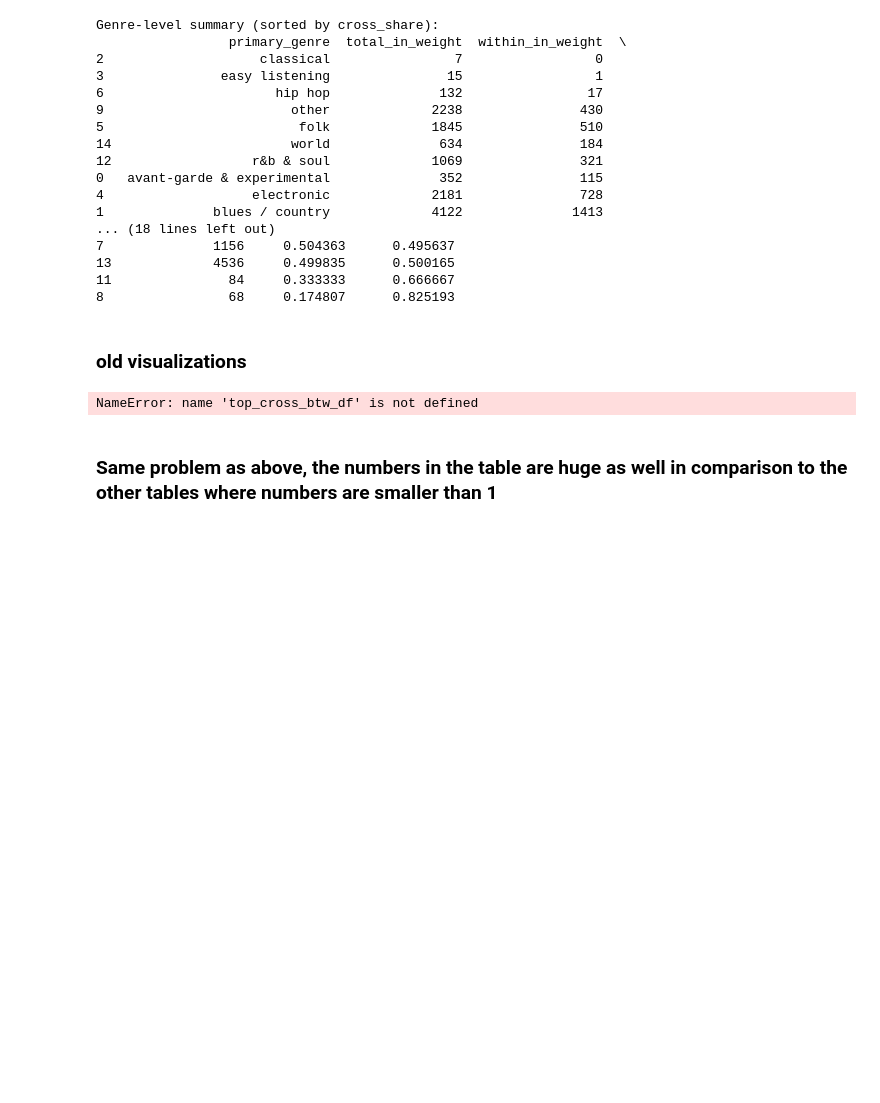
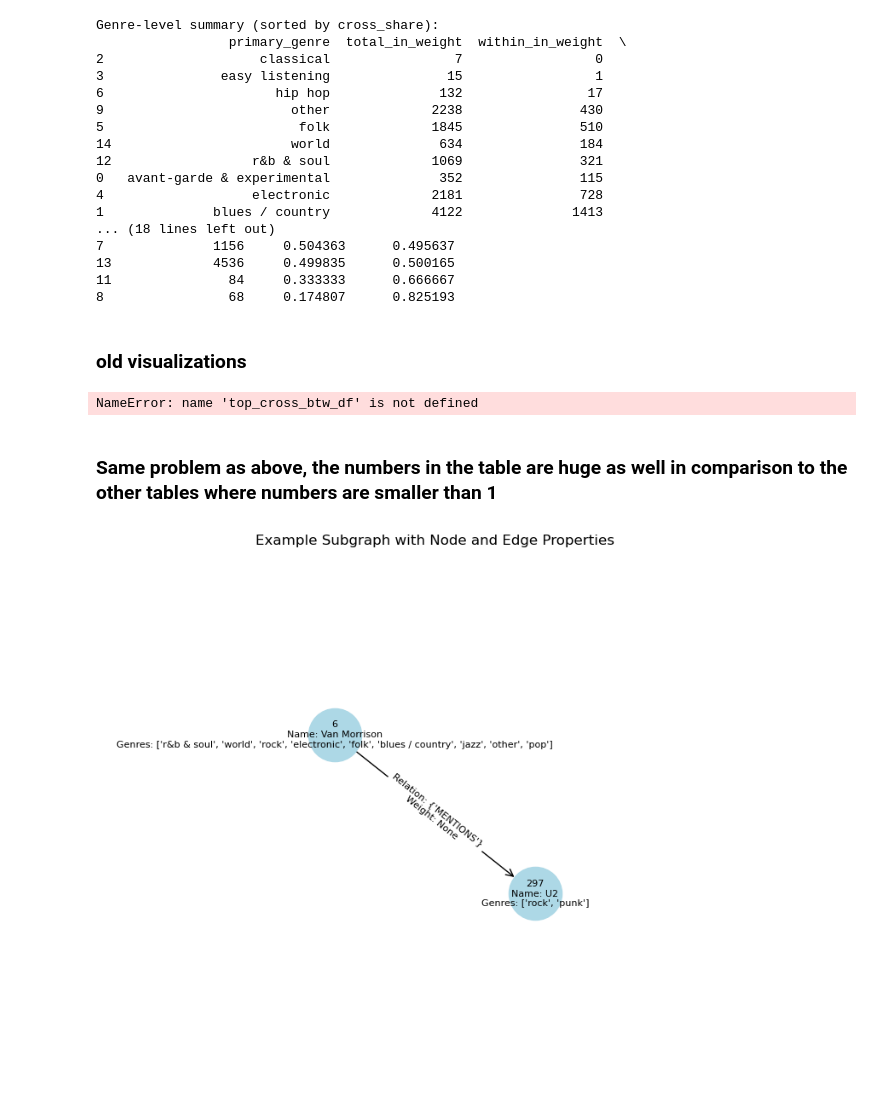
Before and after one commit to freiraum-bq/Music_Project, a Jupyter notebook: python/integrated.ipynb, the cells around one changed output. Drawn from its saved outputs; the diff is of its cells as text; code cells hidden in the pictures; blank space fills up the shorter version.

Commit message:
add 2 node example viz, overall ranking calculation

```diff
--- a/python/integrated.ipynb
+++ b/python/integrated.ipynb
@@ -1739,3 +1739,37 @@ plt.show()
 NameError: name 'top_cross_btw_df' is not defined
 # %% [markdown]
 ### Same problem as above, the numbers in the table are huge as well in comparison to the other tables where numbers are smaller than 1
+# %%
+# Pick one example edge (u, v) from G
+u, v = list(G.edges())[0]  # take the first edge
+edge_data = G.get_edge_data(u, v)
+
+# Build subgraph with just these two nodes + the edge
+H = nx.DiGraph()
+H.add_node(u, **G.nodes[u])
+H.add_node(v, **G.nodes[v])
+H.add_edge(u, v, **edge_data)
+
+# Layout
+pos = nx.spring_layout(H, seed=42)
+
+plt.figure(figsize=(10, 8))
+
+# Draw nodes
+nx.draw_networkx_nodes(H, pos, node_color="lightblue", node_size=2000)
+nx.draw_networkx_edges(H, pos, arrowstyle="->",  node_size=2000, arrowsize=15)
+
+# Node labels: show name + genres
+node_labels = {n: f"{n}\nName: {H.nodes[n].get('name')}\nGenres: {H.nodes[n].get('genres')}" for n in H.nodes()}
+nx.draw_networkx_labels(H, pos, labels=node_labels, font_size=8, font_color="black")
+
+# Edge labels: show relation + weight
+edge_labels = {(u, v): f"Relation: {edge_data.get('relation')}\nWeight: {edge_data.get('weight')}"}
+nx.draw_networkx_edge_labels(H, pos, edge_labels=edge_labels, font_size=8)
+
+plt.title("Example Subgraph with Node and Edge Properties")
+plt.margins(1)
+plt.axis("off")
+plt.show()
+# %% [output]
+[figure, added]
```
Also changed, not shown: parts of 2 cells of this notebook.
